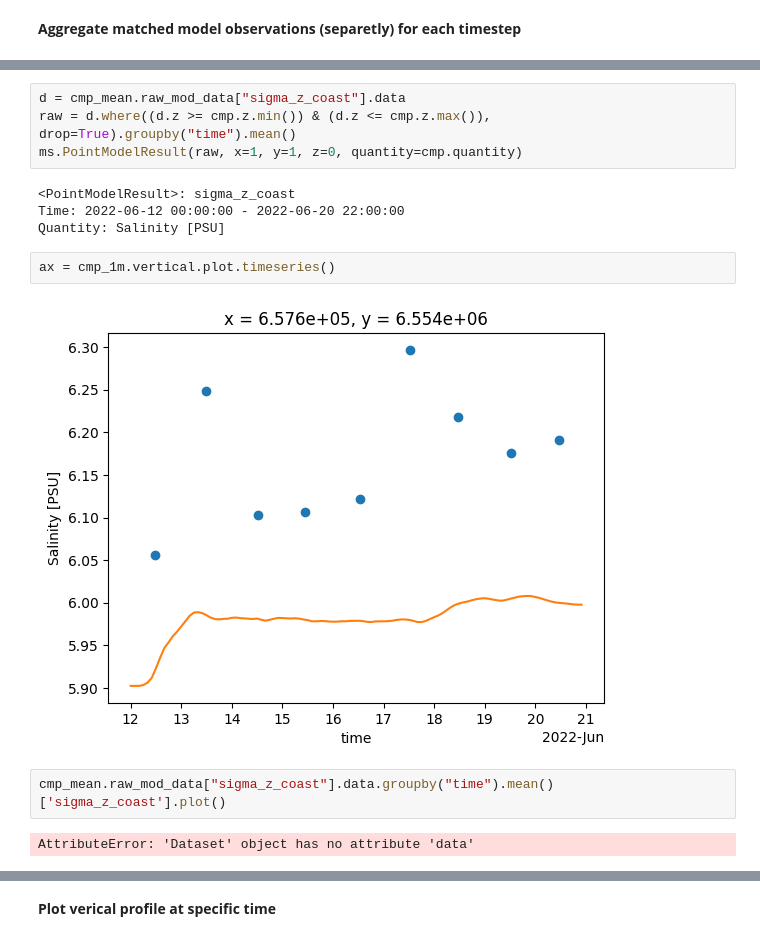
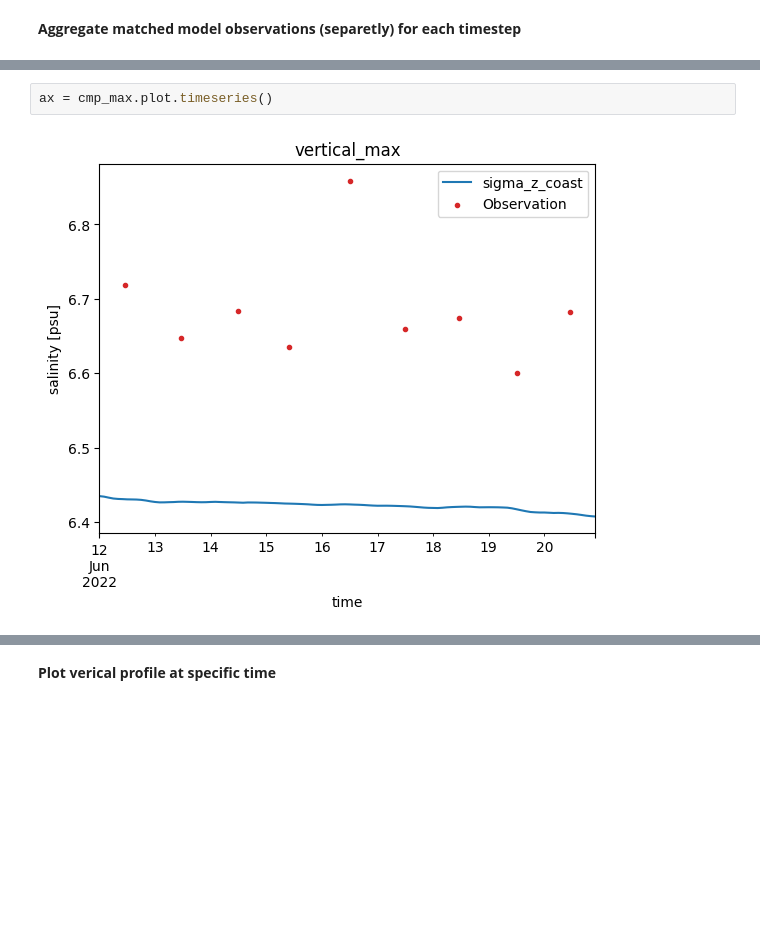
Before and after one commit to DHI/modelskill, a Jupyter notebook: notebooks/vertical_skill.ipynb, the cells around one changed output, grey strips where cells are left out. Drawn from its saved outputs; the diff is of its cells as text; blank space fills up the shorter version.

```diff
--- a/notebooks/vertical_skill.ipynb
+++ b/notebooks/vertical_skill.ipynb
@@ -124,16 +106,4 @@ AssertionError:
-# %%
-d = cmp_mean.raw_mod_data["sigma_z_coast"].data
-raw = d.where((d.z >= cmp.z.min()) & (d.z <= cmp.z.max()), drop=True).groupby("time").mean()
-ms.PointModelResult(raw, x=1, y=1, z=0, quantity=cmp.quantity)
-# %% [output]
-<PointModelResult>: sigma_z_coast
-Time: 2022-06-12 00:00:00 - 2022-06-20 22:00:00
-Quantity: Salinity [PSU]
 # %%
-ax = cmp_1m.vertical.plot.timeseries()
+ax = cmp_max.plot.timeseries()
 # %% [output]
-[figure, old version]
+[figure, new version]
-# %%
-cmp_mean.raw_mod_data["sigma_z_coast"].data.groupby("time").mean()['sigma_z_coast'].plot()
-# %% [output]
-AttributeError: 'Dataset' object has no attribute 'data'
```
Also changed, not shown: parts of 8 cells of this notebook, 1 other file.
